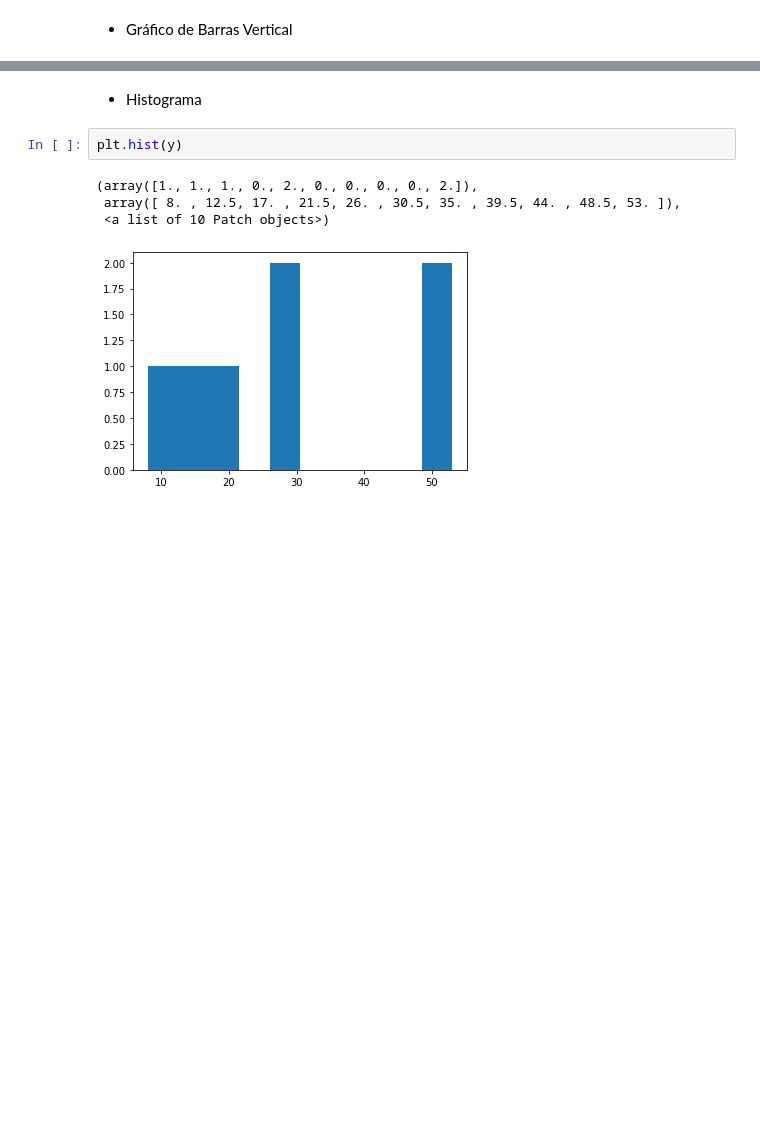
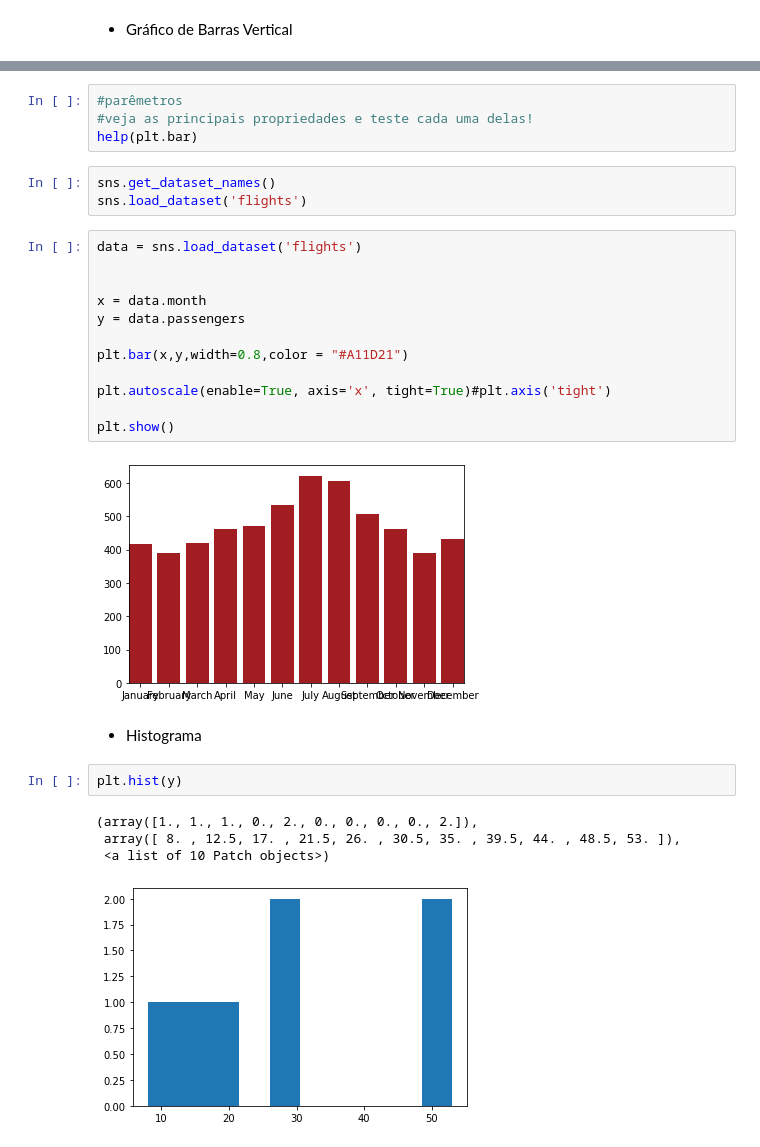
Before and after one commit to davialvesguerra/Matplotlib, a Jupyter notebook: Matplotlib.ipynb, the cells around one changed output, grey strips where cells are left out. Cells and saved outputs as stored; diff of their text form; blank space fills up the shorter version.

```diff
--- a/Matplotlib.ipynb
+++ b/Matplotlib.ipynb
@@ -104,3 +127,24 @@ plt.bar(x,y)
+# %%
+#parêmetros
+#veja as principais propriedades e teste cada uma delas!
+help(plt.bar)
+# %%
+sns.get_dataset_names()
+sns.load_dataset('flights')
+# %%
+data = sns.load_dataset('flights')
+
+
+x = data.month
+y = data.passengers
+
+plt.bar(x,y,width=0.8,color = "#A11D21")
+
+plt.autoscale(enable=True, axis='x', tight=True)#plt.axis('tight')
+
+plt.show()
+# %% [output]
+[figure, added]
 # %% [markdown]
 * Histograma
 # %%
```
Also changed, not shown: parts of 7 cells of this notebook.
